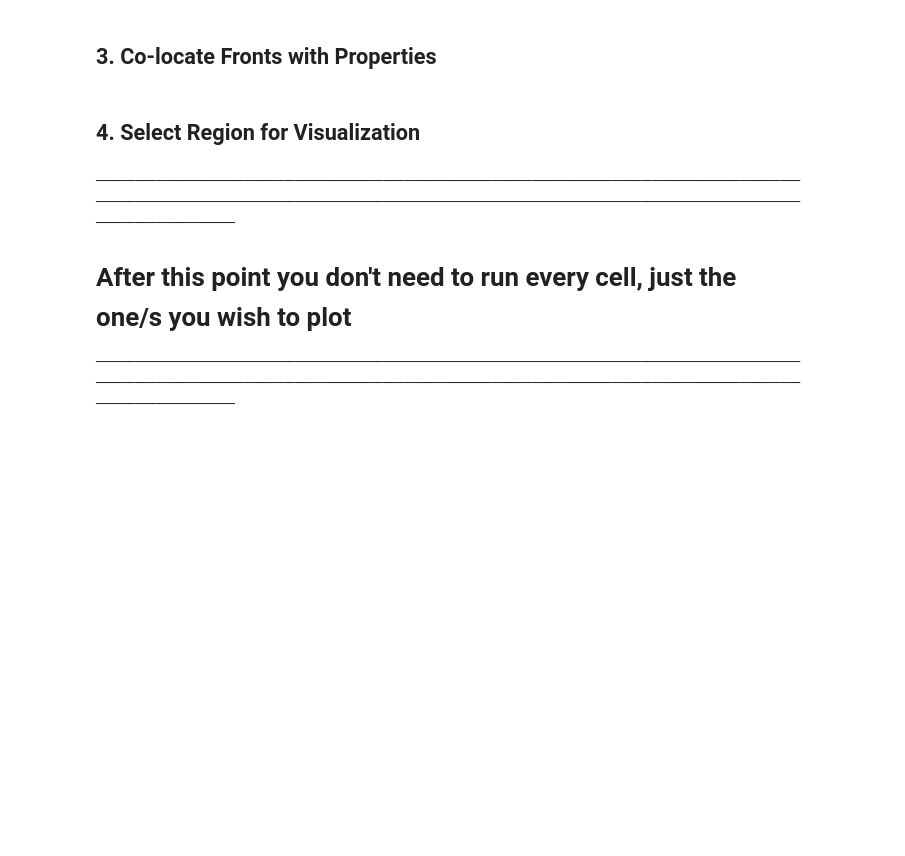
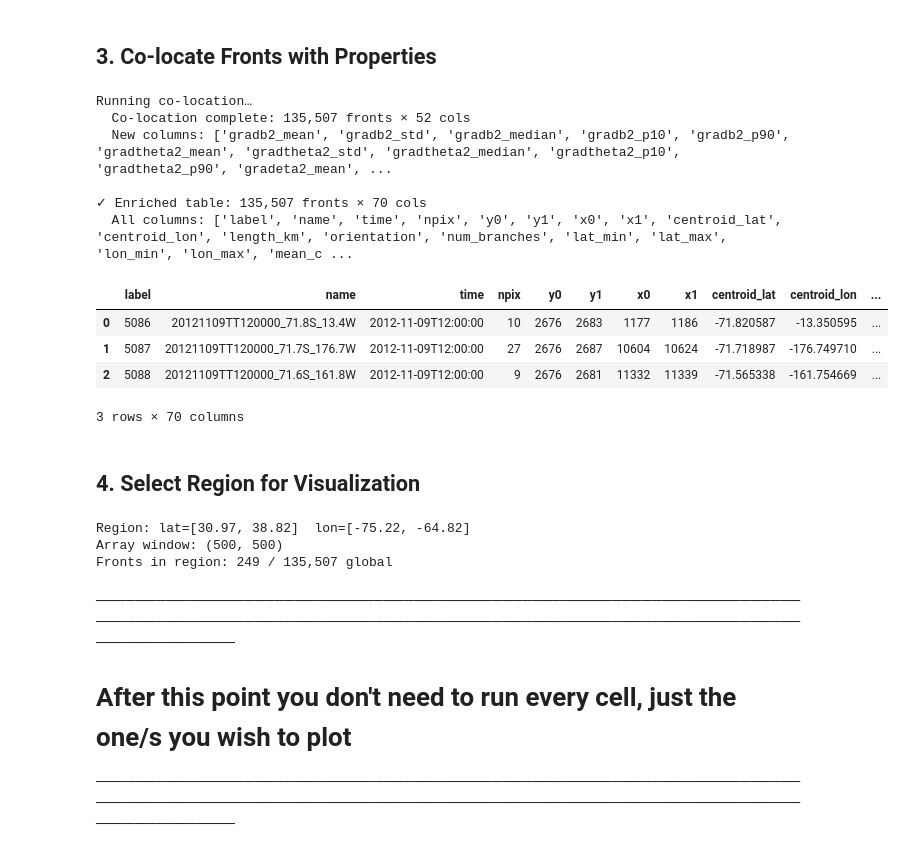
Before and after one commit to Sea-Meets-the-Stars/fronts, a Jupyter notebook: nb/ColocateFrontProperties_Global_Viz.ipynb, the cells around one changed output. Drawn from its saved outputs; the diff is of its cells as text; code cells hidden in the pictures; blank space fills up the shorter version.

```diff
--- a/nb/ColocateFrontProperties_Global_Viz.ipynb
+++ b/nb/ColocateFrontProperties_Global_Viz.ipynb
@@ -31,21 +33,24 @@ from pathlib import Path
 from datetime import datetime
 
 # Configure output path and run tag
-output_dir = '/mnt/tank/Oceanography/data/OGCM/LLC/Fronts/derived'
+output_dir = '/mnt/tank/Oceanography/data/OGCM/LLC/Fronts/group_fronts/v1/'
 run_tag = 'v1_bin_A'  # Update this to match your run
 
 # Construct time string and file paths
-time_str_safe = '2012-11-09T12_00_00'
+time_str_safe = '20121109T12_00_00'
 labeled_file = str(Path(output_dir) / f'labeled_fronts_global_{time_str_safe}_{run_tag}.npy')
-geometry_file = str(Path(output_dir) / f'front_geometry_global_{time_str_safe}_{run_tag}.npy')
-metadata_file = str(Path(output_dir) / f'front_metadata_global_{time_str_safe}_{run_tag}.json')
+geometry_file = str(Path(output_dir) / f'global_front_geometry_{time_str_safe}_{run_tag}.parquet')
+metadata_file = str(Path(output_dir) / f'metadata_{time_str_safe}_{run_tag}.json')
 
 print(f"Loading from: {labeled_file}")
 print(f"Run tag: {run_tag}")
 
 # Load labeled fronts array
 labeled_fronts = np.load(labeled_file)
-geometry_data = np.load(geometry_file, allow_pickle=True).item()
+geometry_data = pd.read_parquet(geometry_file)
+print(f'df_global: {len(geometry_data):,} fronts × {len(geometry_data.columns)} cols')
+print(f'  Columns: {list(geometry_data.columns)}')
+
 import json
 with open(metadata_file, 'r') as f:
     metadata = json.load(f)
@@ -91,6 +116,31 @@ for name in property_names:
 # %%
 import xarray as xr
 from fronts.properties.colocation import _load_property_file
+
+# Load coordinates
+downsample_factor = 1
+coords_file  = '/mnt/tank/Oceanography/data/OGCM/LLC/Fronts/lohoff/group_fronts/LLC_coords_lat_lon.nc'
+ds_coords  = xr.open_dataset(coords_file)
+lat_global = ds_coords['lat'].values if 'lat' in ds_coords else ds_coords['YC'].values
+lon_global = ds_coords['lon'].values if 'lon' in ds_coords else ds_coords['XC'].values
+ds_coords.close()
+if downsample_factor:
+    lat_global = lat_global[::downsample_factor, ::downsample_factor]
+    lon_global = lon_global[::downsample_factor, ::downsample_factor]
+
+# Roll arrays so columns run -180 → +180
+sample_row  = lat_global.shape[0] // 2
+min_lon_col = int(np.argmin(lon_global[sample_row, :]))
+shift       = -min_lon_col
+if min_lon_col != 0:
+    print(f'Rolling by {shift} cols to align longitude axis')
+    lon_global    = np.roll(lon_global,    shift, axis=1)
+    lat_global    = np.roll(lat_global,    shift, axis=1)
+    labeled_global = np.roll(labeled_fronts, shift, axis=1)
+else:
+    print('No rolling needed')
+
+print(f'\n✓ Pre-computed results loaded.  Array shape: {labeled_fronts.shape}')
 
 property_arrays = {}
 for prop_name, src in property_files.items():
@@ -114,34 +180,46 @@ print(f'\n✓ {len(property_arrays)} property arrays loaded and aligned')
 USE_DILATION    = True   # Dilate each front mask before extracting stats?
 DILATION_RADIUS = 3       # Dilation radius in pixels (Euclidean disk);
                           #   only used when USE_DILATION=True
 STATS           = ['mean', 'std', 'median']  # any of: mean std median min max count
 PERCENTILES     = [10, 90]                   # additional percentile columns
 MIN_NPIX        = 5        # skip fronts smaller than this many pixels
 NAN_POLICY      = 'omit'   # 'omit' ignores NaN (land/cloud); 'propagate' is faster
 # ─────────────────────────────────────────────────────────────────────────────
 
 print('Running co-location…')
 df_coloc = colocate_fronts_with_properties(
     labeled_global,
     property_arrays,
     stats=STATS,
     percentiles=PERCENTILES,
     min_npix=MIN_NPIX,
     nan_policy=NAN_POLICY,
     dilation_radius=DILATION_RADIUS if USE_DILATION else 0,
 )
 print(f'  Co-location complete: {len(df_coloc):,} fronts × {len(df_coloc.columns)} cols')
 print(f'  New columns: {[c for c in df_coloc.columns if c not in ("flabel","npix")]}')
 
 # Merge physical stats into geometric properties table
-df_enriched = df_global.merge(df_coloc, left_on='label', right_on='flabel', how='inner')
+df_enriched = geometry_data.merge(df_coloc, left_on='label', right_on='flabel', how='inner')
 # Resolve duplicate npix columns (geometric parquet uses 'npix'; coloc adds 'npix' too)
 if 'npix_x' in df_enriched.columns:
     df_enriched = df_enriched.rename(columns={'npix_x': 'npix'}).drop(columns=['npix_y'], errors='ignore')
 
 print(f'\n✓ Enriched table: {len(df_enriched):,} fronts × {len(df_enriched.columns)} cols')
 print(f'  All columns: {list(df_enriched.columns)}')
 df_enriched.head(3)
+# %% [output]
+Running co-location…
+  Co-location complete: 135,507 fronts × 52 cols
+  New columns: ['gradb2_mean', 'gradb2_std', 'gradb2_median', 'gradb2_p10', 'gradb2_p90', 'gradtheta2_mean', 'gradtheta2_std', 'gradtheta2_median', 'gradtheta2_p10', 'gradtheta2_p90', 'gradeta2_mean', ...
+
+✓ Enriched table: 135,507 fronts × 70 cols
+  All columns: ['label', 'name', 'time', 'npix', 'y0', 'y1', 'x0', 'x1', 'centroid_lat', 'centroid_lon', 'length_km', 'orientation', 'num_branches', 'lat_min', 'lat_max', 'lon_min', 'lon_max', 'mean_c ...
+|  | label | name | time | npix | y0 | y1 | x0 | x1 | centroid_lat | centroid_lon | ... |
+| 0 | 5086 | 20121109TT120000_71.8S_13.4W | 2012-11-09T12:00:00 | 10 | 2676 | 2683 | 1177 | 1186 | -71.820587 | -13.350595 | ... |
+| 1 | 5087 | 20121109TT120000_71.7S_176.7W | 2012-11-09T12:00:00 | 27 | 2676 | 2687 | 10604 | 10624 | -71.718987 | -176.749710 | ... |
+| 2 | 5088 | 20121109TT120000_71.6S_161.8W | 2012-11-09T12:00:00 | 9 | 2676 | 2681 | 11332 | 11339 | -71.565338 | -161.754669 | ... |
+3 rows × 70 columns
 # %% [markdown]
 ## 4. Select Region for Visualization
 # %%
@@ -199,6 +277,10 @@ print(f'Region: lat=[{region_bounds["lat_min"]:.2f}, {region_bounds["lat_max"]:.
       f'lon=[{region_bounds["lon_min"]:.2f}, {region_bounds["lon_max"]:.2f}]')
 print(f'Array window: {labeled_viz.shape}')
 print(f'Fronts in region: {len(df_region):,} / {len(df_enriched):,} global')
+# %% [output]
+Region: lat=[30.97, 38.82]  lon=[-75.22, -64.82]
+Array window: (500, 500)
+Fronts in region: 249 / 135,507 global
 # %% [markdown]
 ────────────────────────────────────────────────────────────────────────────────────────────────────────────────────────────────────────────────────────────
 # After this point you don't need to run every cell, just the one/s you wish to plot
```
Also changed, not shown: parts of 9 cells of this notebook, 2 other files.
